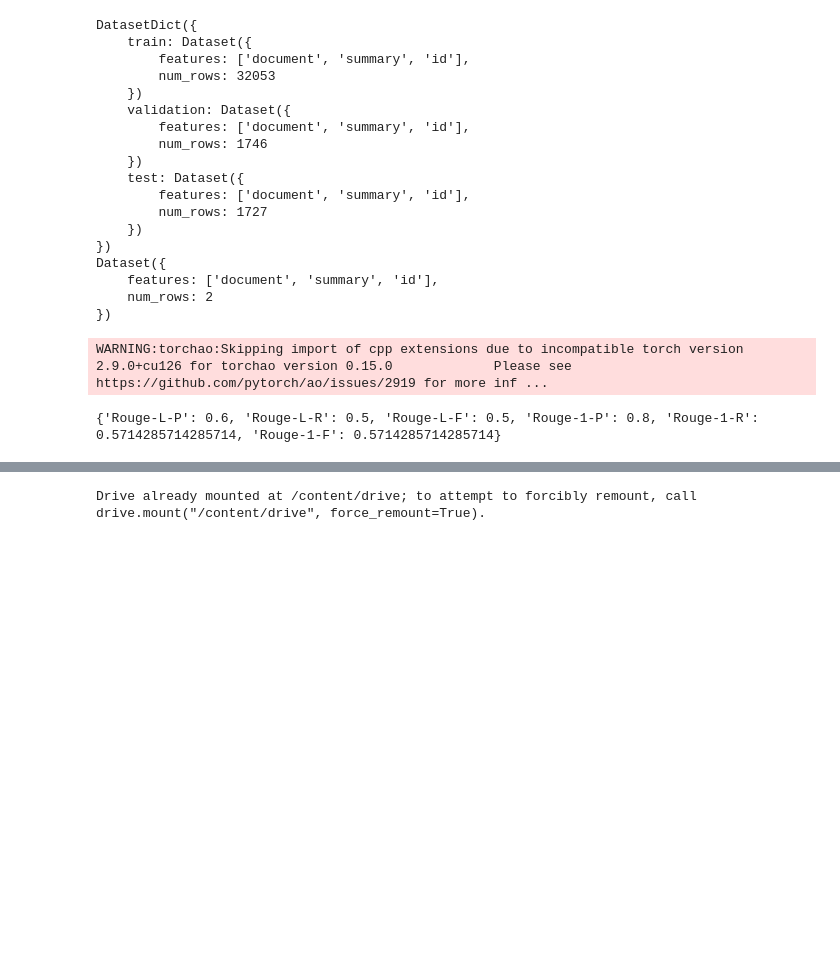
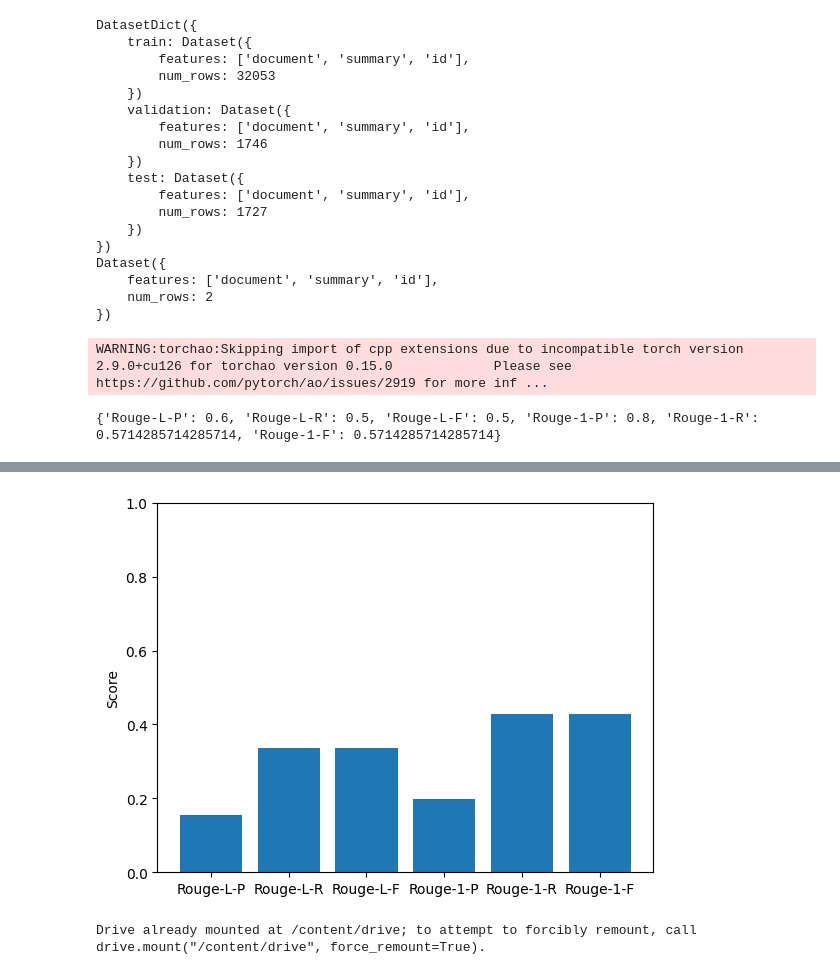
Before and after one commit to Elbergg/llm-projekt, a Jupyter notebook: projekt.ipynb, the cells around one changed output, grey strips where cells are left out. Saved outputs shown, nothing was run; the diff lists cells and outputs as text; code cells hidden in the pictures; blank space fills up the shorter version.

```diff
--- a/projekt.ipynb
+++ b/projekt.ipynb
@@ -178,11 +150,11 @@ print(m.compute())
 {'Rouge-L-P': 0.6, 'Rouge-L-R': 0.5, 'Rouge-L-F': 0.5, 'Rouge-1-P': 0.8, 'Rouge-1-R': 0.5714285714285714, 'Rouge-1-F': 0.5714285714285714}
 # %%
 num_workers = 1
-batch_size = 50
+batch_size = 10
 # %%
 from torch.utils.data import DataLoader
 import torch
-test_dataset = ds["test"].select(range(10))
+test_dataset = ds["test"].select(range(50))
 test_loader = DataLoader(test_dataset, batch_size=batch_size, shuffle=True, num_workers=num_workers)
 print(test_dataset)
 # %% [output]
@@ -392,14 +450,13 @@ plot_data(data)
 # %%
-prompt4 = "[USER]Summarize this text. Don't hallucinate. Be thorough and explicit. Always provide an anwer.[TEXT]"
-print(
-    evaluate_model(
+prompt4 = "[USER] Summarize this text. Don't hallucinate. Be thorough and explicit. Always provide an anwer.[TEXT]"
+data_zero_shot = evaluate_model(
         model3,
         test_loader,
         device="cuda",
         bert=False,
         tokenizer=tokenizer3,
         prompt=prompt4,
+        promptsuff = "[AGENT]"
     )
-)
 # %% [output]
 Setting `pad_token_id` to `eos_token_id`:151643 for open-end generation.
@@ -557,3 +516,7 @@ ft_model.save_pretrained('./drive/MyDrive/models/ft')
+# %%
+plot_data(data_zero_shot)
+# %% [output]
+[figure, added]
 # %%
 from google.colab import drive
 drive.mount('/content/drive')
```
Also changed, not shown: parts of 25 cells of this notebook.
